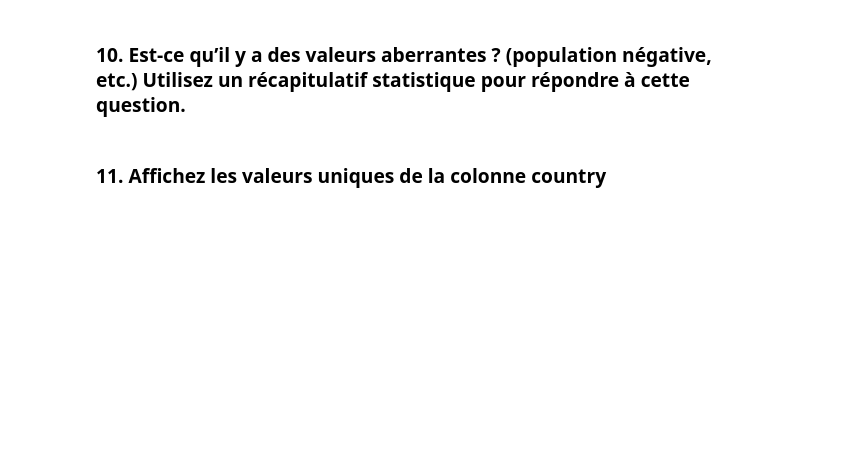
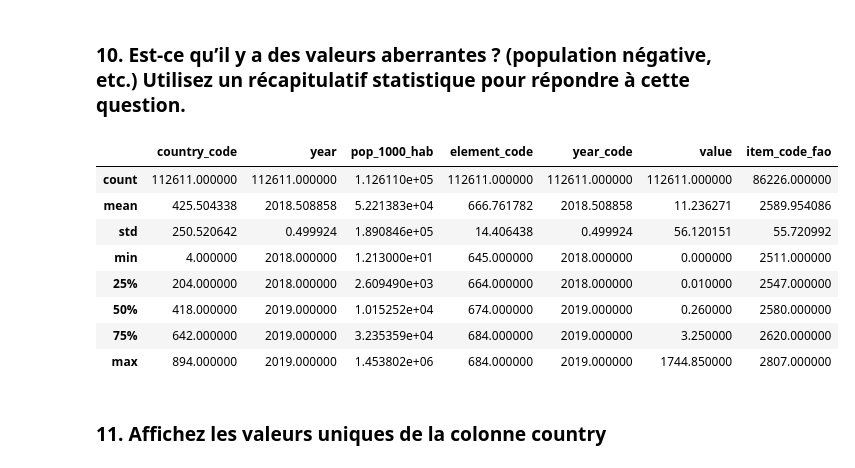
Before and after one commit to Hamza-Benhammou/brief_data_CCH, a Jupyter notebook: my_draft.ipynb, the cells around one changed output. Drawn from its saved outputs; the diff is of its cells as text; code cells hidden in the pictures; blank space fills up the shorter version.

```diff
--- a/my_draft.ipynb
+++ b/my_draft.ipynb
@@ -225,5 +217,17 @@ item_code_fao       0
 dtype: int64
 # %% [markdown]
 ### 10. Est-ce qu’il y a des valeurs aberrantes ? (population négative, etc.) Utilisez un récapitulatif statistique pour répondre à cette question.
+# %%
+df.describe()
+# %% [output]
+|  | country_code | year | pop_1000_hab | element_code | year_code | value | item_code_fao |
+| count | 112611.000000 | 112611.000000 | 1.126110e+05 | 112611.000000 | 112611.000000 | 112611.000000 | 86226.000000 |
+| mean | 425.504338 | 2018.508858 | 5.221383e+04 | 666.761782 | 2018.508858 | 11.236271 | 2589.954086 |
+| std | 250.520642 | 0.499924 | 1.890846e+05 | 14.406438 | 0.499924 | 56.120151 | 55.720992 |
+| min | 4.000000 | 2018.000000 | 1.213000e+01 | 645.000000 | 2018.000000 | 0.000000 | 2511.000000 |
+| 25% | 204.000000 | 2018.000000 | 2.609490e+03 | 664.000000 | 2018.000000 | 0.010000 | 2547.000000 |
+| 50% | 418.000000 | 2019.000000 | 1.015252e+04 | 674.000000 | 2019.000000 | 0.260000 | 2580.000000 |
+| 75% | 642.000000 | 2019.000000 | 3.235359e+04 | 684.000000 | 2019.000000 | 3.250000 | 2620.000000 |
+| max | 894.000000 | 2019.000000 | 1.453802e+06 | 684.000000 | 2019.000000 | 1744.850000 | 2807.000000 |
 # %% [markdown]
 ### 11. Affichez les valeurs uniques de la colonne country
```
Also changed, not shown: parts of 8 cells of this notebook.
